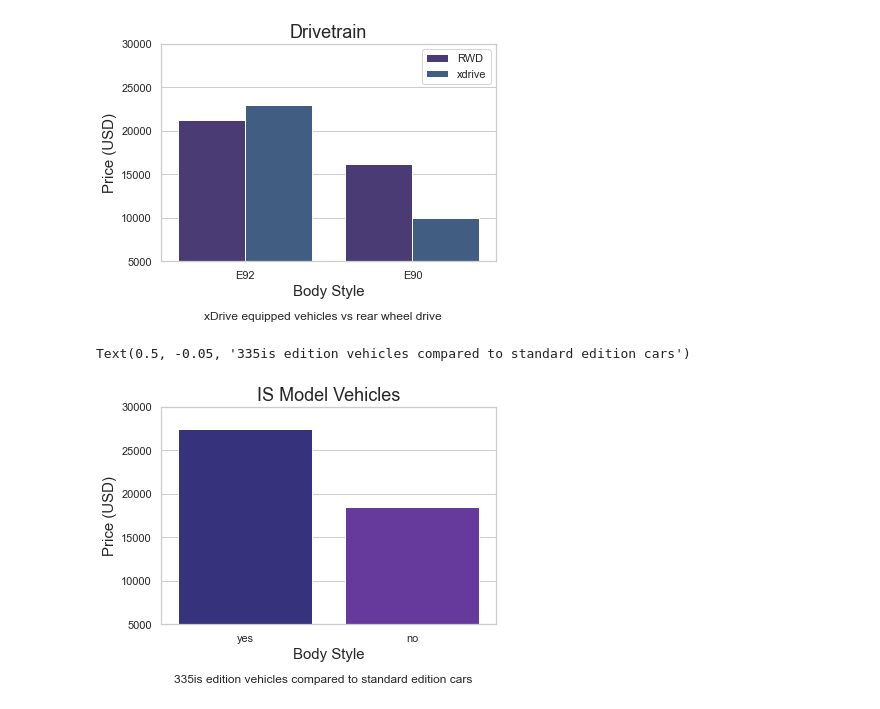
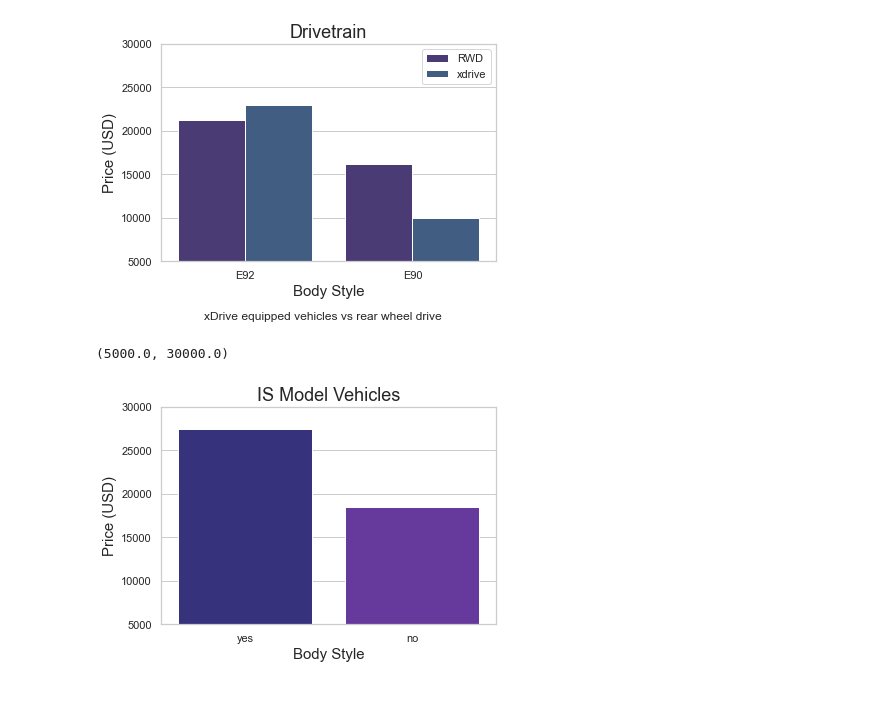
Before and after one commit to MarioRashadHUB/BMW-Price-Analysis, a Jupyter notebook: eda.ipynb, the cells around one changed output. Drawn from its saved outputs; the diff is of its cells as text; code cells hidden in the pictures.

```diff
--- a/eda.ipynb
+++ b/eda.ipynb
@@ -304,18 +314,16 @@ Text(0.5, -0.05, 'xDrive equipped vehicles vs rear wheel drive')
 # %%
 sns.set_palette("CMRmap")
 
 
 ismodel_graph = sns.barplot(data = df, x='is_model_yn', y='Price', ci = None)
 
 ismodel_graph.set_xlabel("Body Style", fontsize = 15)
 
 ismodel_graph.set_ylabel("Price (USD)", fontsize = 15)
 
 ismodel_graph.set_title("IS Model Vehicles", fontsize = 18)
 
 ismodel_graph.set_ylim(5000, 30000)
-
-plt.suptitle("335is edition vehicles compared to standard edition cars", fontsize=12, y=-0.05)
 # %% [output]
-Text(0.5, -0.05, '335is edition vehicles compared to standard edition cars')
+(5000.0, 30000.0)
-[figure, old version]
+[figure, new version]
```
Also changed, not shown: parts of 2 cells of this notebook, 2 other files.
